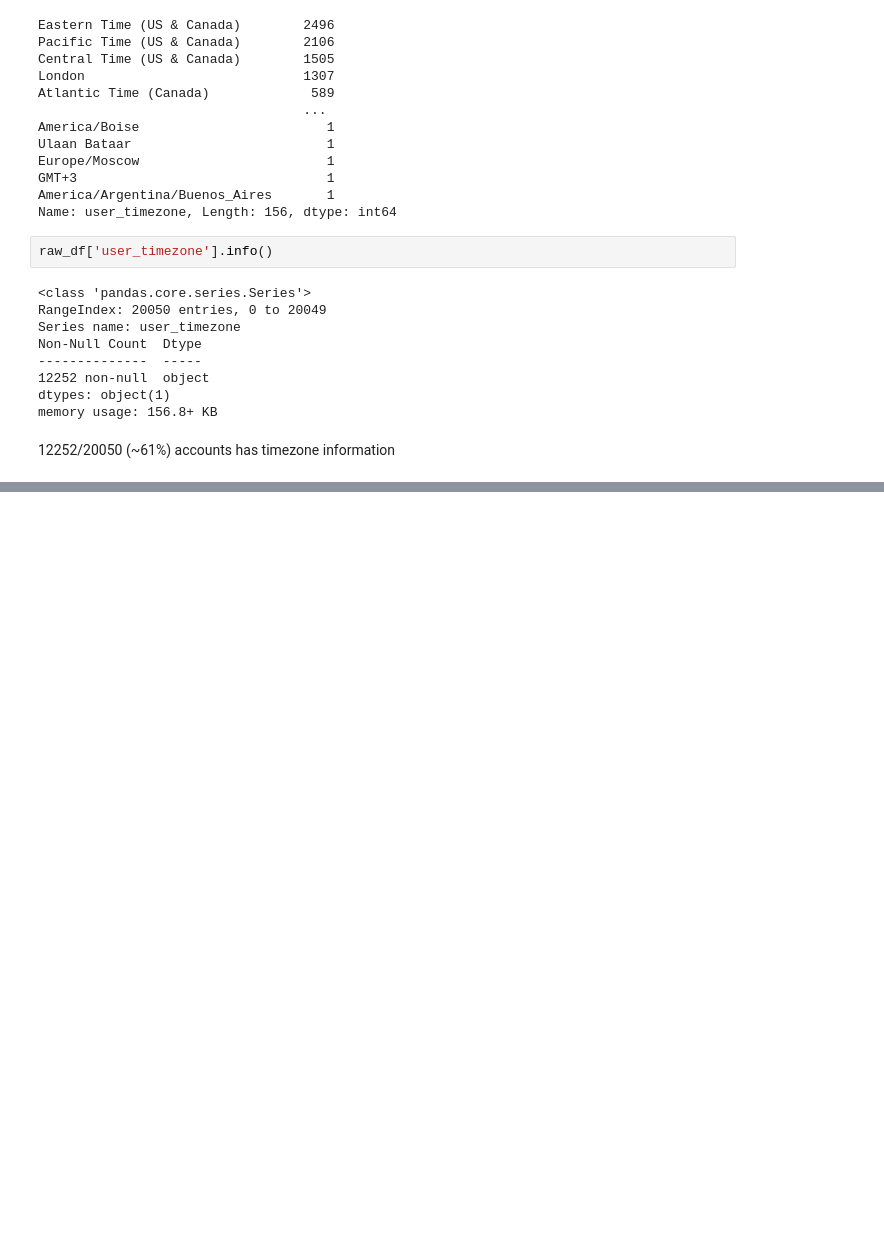
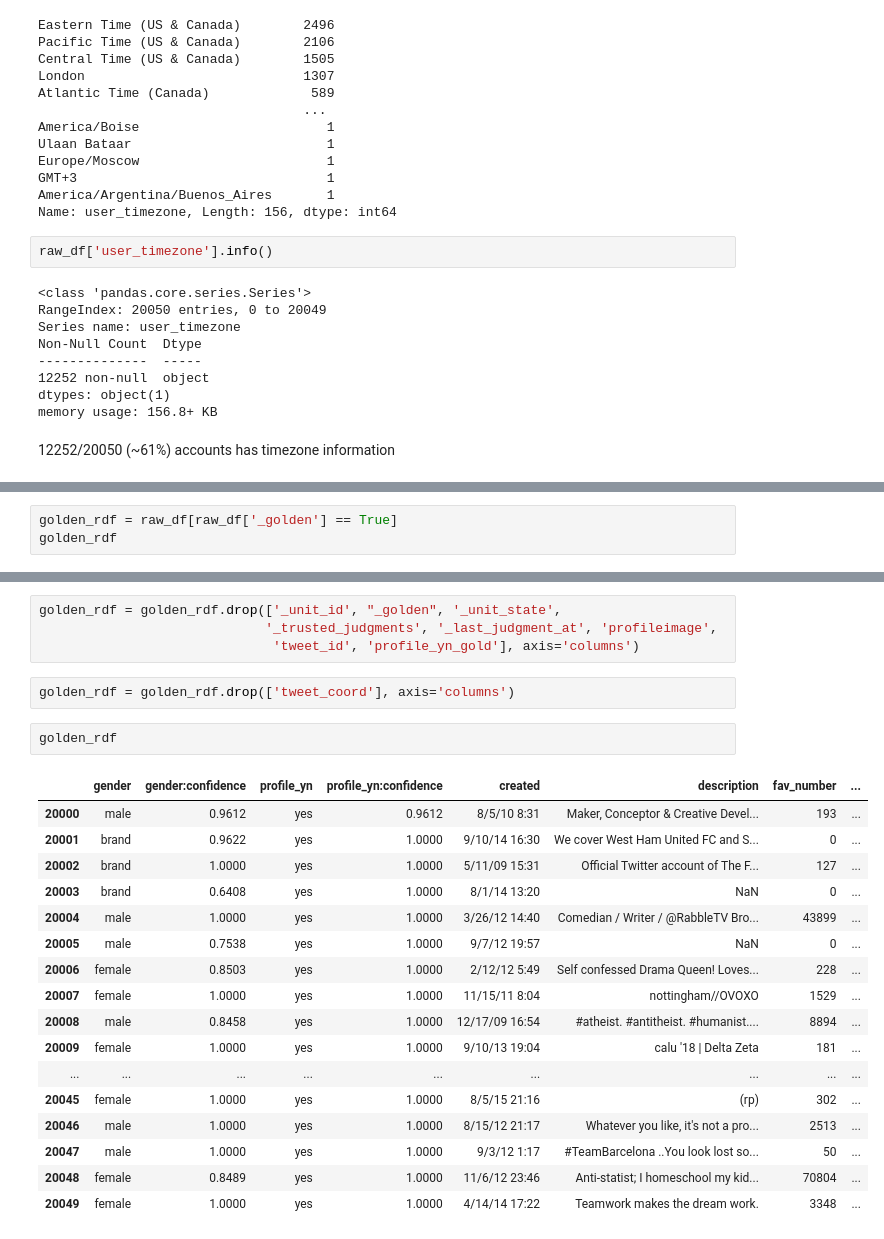
Before and after one commit to ceejem/csci946_twitter_classification, a Jupyter notebook: data_exploration.ipynb, the cells around one changed output, grey strips where cells are left out. Cells and saved outputs as stored; diff of their text form; blank space fills up the shorter version.

```diff
--- a/data_exploration.ipynb
+++ b/data_exploration.ipynb
@@ -331,0 +520,3 @@ memory usage: 156.8+ KB
+# %%
+golden_rdf = raw_df[raw_df['_golden'] == True]
+golden_rdf
@@ -331,0 +542,26 @@ memory usage: 156.8+ KB
+# %%
+golden_rdf = golden_rdf.drop(['_unit_id', "_golden", '_unit_state',
+                             '_trusted_judgments', '_last_judgment_at', 'profileimage',
+                              'tweet_id', 'profile_yn_gold'], axis='columns')
+# %%
+golden_rdf = golden_rdf.drop(['tweet_coord'], axis='columns')
+# %%
+golden_rdf
+# %% [output]
+|  | gender | gender:confidence | profile_yn | profile_yn:confidence | created | description | fav_number | ... |
+| 20000 | male | 0.9612 | yes | 0.9612 | 8/5/10 8:31 | Maker, Conceptor & Creative Devel... | 193 | ... |
+| 20001 | brand | 0.9622 | yes | 1.0000 | 9/10/14 16:30 | We cover West Ham United FC and S... | 0 | ... |
+| 20002 | brand | 1.0000 | yes | 1.0000 | 5/11/09 15:31 | Official Twitter account of The F... | 127 | ... |
+| 20003 | brand | 0.6408 | yes | 1.0000 | 8/1/14 13:20 | NaN | 0 | ... |
+| 20004 | male | 1.0000 | yes | 1.0000 | 3/26/12 14:40 | Comedian / Writer / @RabbleTV Bro... | 43899 | ... |
+| 20005 | male | 0.7538 | yes | 1.0000 | 9/7/12 19:57 | NaN | 0 | ... |
+| 20006 | female | 0.8503 | yes | 1.0000 | 2/12/12 5:49 | Self confessed Drama Queen! Loves... | 228 | ... |
+| 20007 | female | 1.0000 | yes | 1.0000 | 11/15/11 8:04 | nottingham//OVOXO | 1529 | ... |
+| 20008 | male | 0.8458 | yes | 1.0000 | 12/17/09 16:54 | #atheist. #antitheist. #humanist.... | 8894 | ... |
+| 20009 | female | 1.0000 | yes | 1.0000 | 9/10/13 19:04 | calu '18 | Delta Zeta | 181 | ... |
+| ... | ... | ... | ... | ... | ... | ... | ... | ... |
+| 20045 | female | 1.0000 | yes | 1.0000 | 8/5/15 21:16 | (rp) | 302 | ... |
+| 20046 | male | 1.0000 | yes | 1.0000 | 8/15/12 21:17 | Whatever you like, it's not a pro... | 2513 | ... |
+| 20047 | male | 1.0000 | yes | 1.0000 | 9/3/12 1:17 | #TeamBarcelona ..You look lost so... | 50 | ... |
+| 20048 | female | 0.8489 | yes | 1.0000 | 11/6/12 23:46 | Anti-statist; I homeschool my kid... | 70804 | ... |
+| 20049 | female | 1.0000 | yes | 1.0000 | 4/14/14 17:22 | Teamwork makes the dream work. | 3348 | ... |
```
Also changed, not shown: parts of 20 cells of this notebook.
